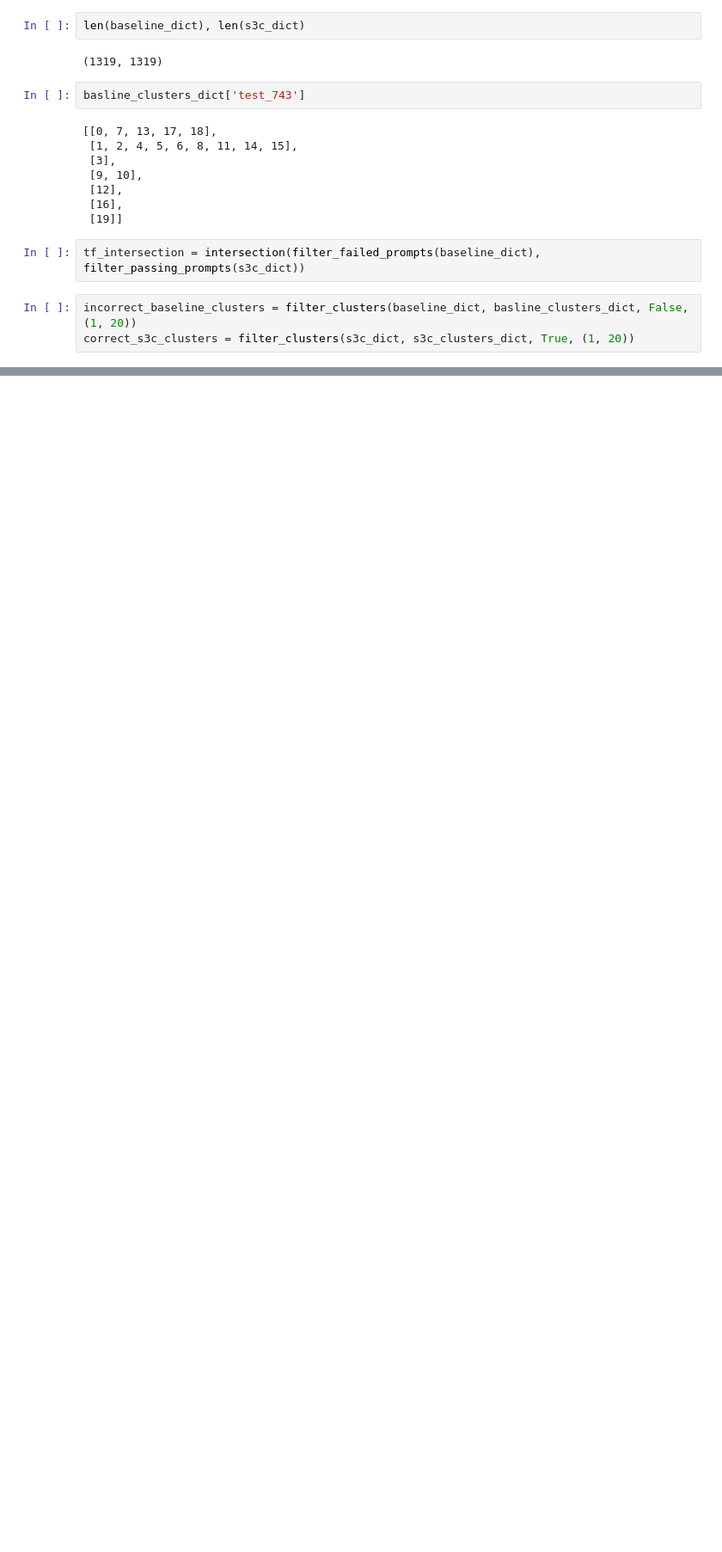
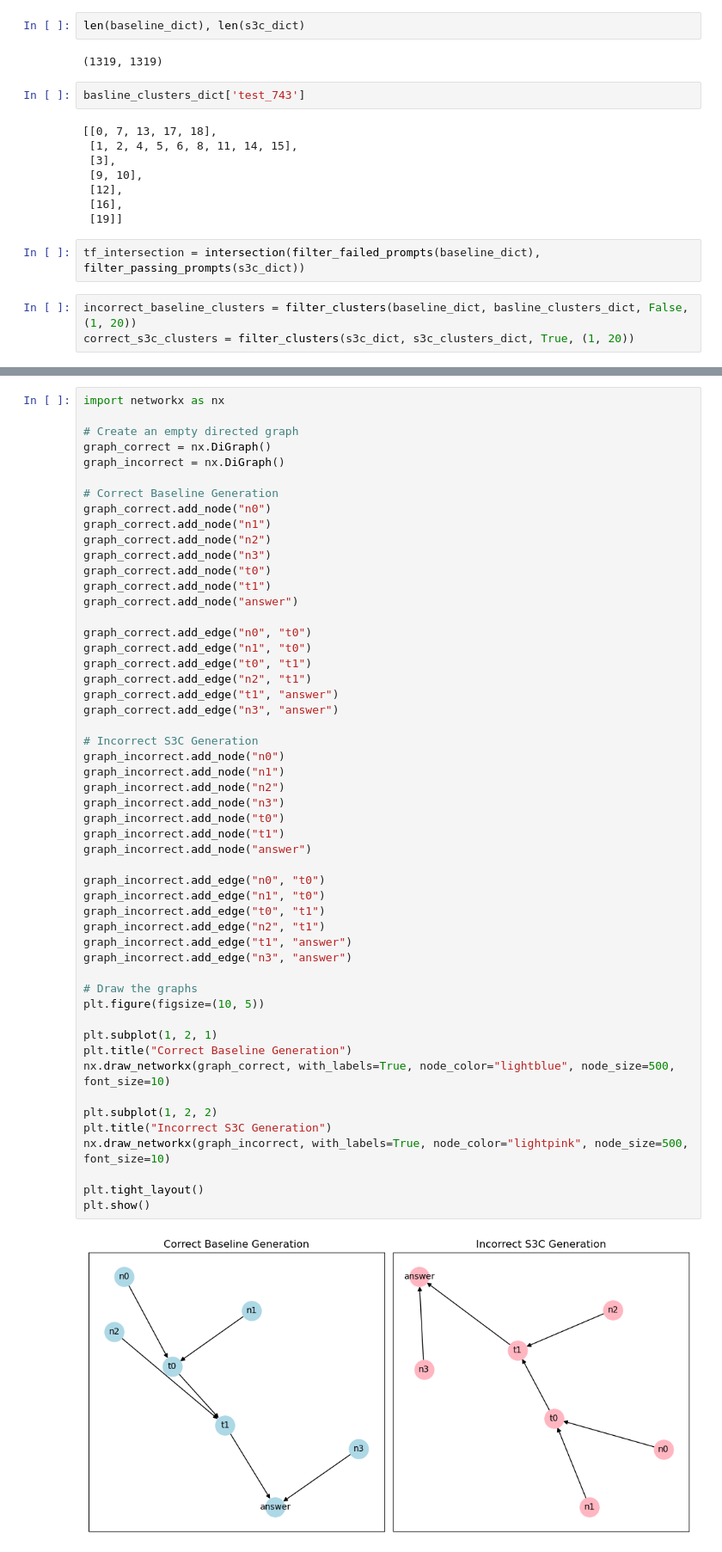
Before and after one commit to AK-Reid/tte, a Jupyter notebook: gsm-basline-s3c-comparison.ipynb, the cells around one changed output, grey strips where cells are left out. Shown: that part at 86% size. Drawn from its saved outputs; the diff is of its cells as text; blank space fills up the shorter version.

Commit message:
graph time

```diff
--- a/gsm-basline-s3c-comparison.ipynb
+++ b/gsm-basline-s3c-comparison.ipynb
@@ -248,0 +256,54 @@ Notes:
+# %%
+import networkx as nx
+
+# Create an empty directed graph
+graph_correct = nx.DiGraph()
+graph_incorrect = nx.DiGraph()
+
+# Correct Baseline Generation
+graph_correct.add_node("n0")
+graph_correct.add_node("n1")
+graph_correct.add_node("n2")
+graph_correct.add_node("n3")
+graph_correct.add_node("t0")
+graph_correct.add_node("t1")
+graph_correct.add_node("answer")
+
+graph_correct.add_edge("n0", "t0")
+graph_correct.add_edge("n1", "t0")
+graph_correct.add_edge("t0", "t1")
+graph_correct.add_edge("n2", "t1")
+graph_correct.add_edge("t1", "answer")
+graph_correct.add_edge("n3", "answer")
+
+# Incorrect S3C Generation
+graph_incorrect.add_node("n0")
+graph_incorrect.add_node("n1")
+graph_incorrect.add_node("n2")
+graph_incorrect.add_node("n3")
+graph_incorrect.add_node("t0")
+graph_incorrect.add_node("t1")
+graph_incorrect.add_node("answer")
+
+graph_incorrect.add_edge("n0", "t0")
+graph_incorrect.add_edge("n1", "t0")
+graph_incorrect.add_edge("t0", "t1")
+graph_incorrect.add_edge("n2", "t1")
+graph_incorrect.add_edge("t1", "answer")
+graph_incorrect.add_edge("n3", "answer")
+
+# Draw the graphs
+plt.figure(figsize=(10, 5))
+
+plt.subplot(1, 2, 1)
+plt.title("Correct Baseline Generation")
+nx.draw_networkx(graph_correct, with_labels=True, node_color="lightblue", node_size=500, font_size=10)
+
+plt.subplot(1, 2, 2)
+plt.title("Incorrect S3C Generation")
+nx.draw_networkx(graph_incorrect, with_labels=True, node_color="lightpink", node_size=500, font_size=10)
+
+plt.tight_layout()
+plt.show()
+# %% [output]
+[figure, added]
```
Also changed, not shown: parts of 10 cells of this notebook, 7 other files.
